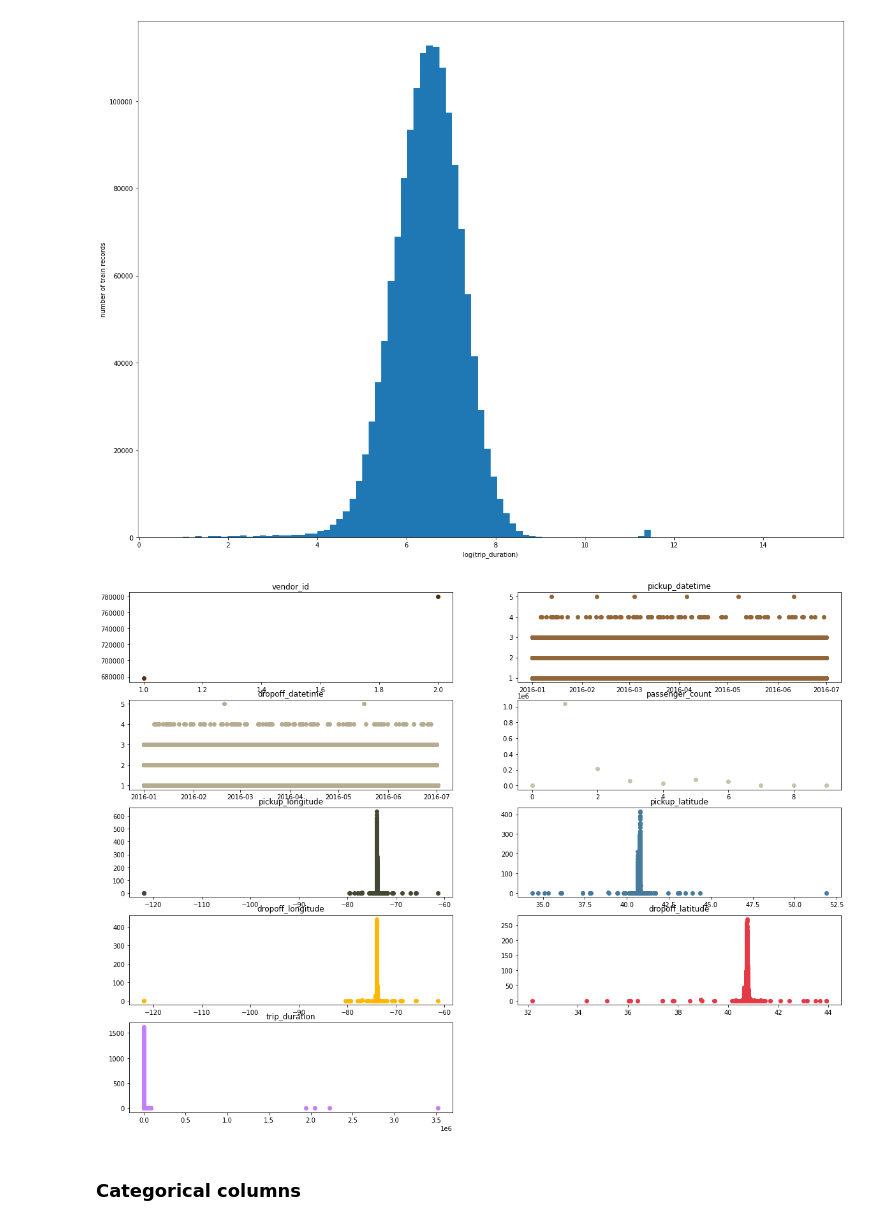
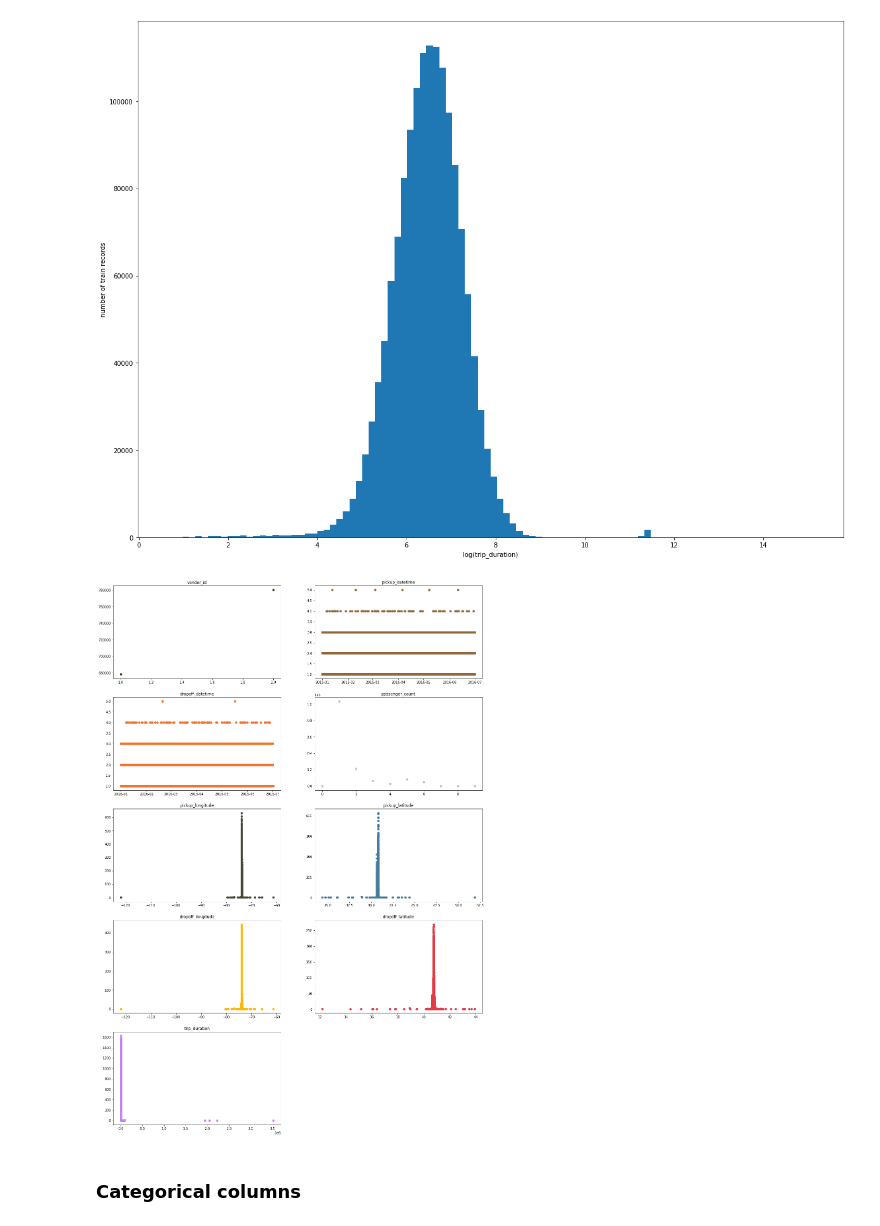
Before and after one commit to AnhDao1411/CSC14115, a Jupyter notebook: project.ipynb, the cells around one changed output. Drawn from its saved outputs; the diff is of its cells as text; code cells hidden in the pictures.

```diff
--- a/project.ipynb
+++ b/project.ipynb
@@ -256,10 +256,10 @@ def getColor(len_com):
             lstColor.append(color)
     return lstColor
 # %%
-def draw_chart(df):
+def draw_chart(df, fig_size = (20,15)):
     temp = list(df.columns)
-    figure, axis = plt.subplots(len(temp)//2 if len(temp) % 2 == 0 else len(temp)//2 + 1, 2, figsize = (20,15))
-    color = ['#582f0e','#936639','#b6ad90','#c2c5aa','#414833','#457b9d','#ffb703','#e63946', '#c77dff']
+    figure, axis = plt.subplots(len(temp)//2 if len(temp) % 2 == 0 else len(temp)//2 + 1, 2, figsize = fig_size)
+    color = ['#582f0e','#936639','#f3722c','#c2c5aa','#414833','#457b9d','#ffb703','#e63946', '#c77dff','#55a630','#f72585','#ffa69e','#4d908e','#7f5539','#b5e48c','#b6ad90','#38b000']
     for i, col in enumerate(temp):
         t = df[col].value_counts()
         axis[i//2, i%2].scatter(list(t.index), t.values, color = color[i])
@@ -268,9 +268,9 @@ def draw_chart(df):
         figure.delaxes(axis[len(temp)//2,1])
     plt.show()
 # %%
-draw_chart(train[num_cols]);
+draw_chart(train[num_cols], (20,30));
 # %% [output]
-[figure, old version]
+[figure, new version]
 # %% [markdown]
 ### Categorical columns
 # %%
```
Also changed, not shown: parts of 14 cells of this notebook.
